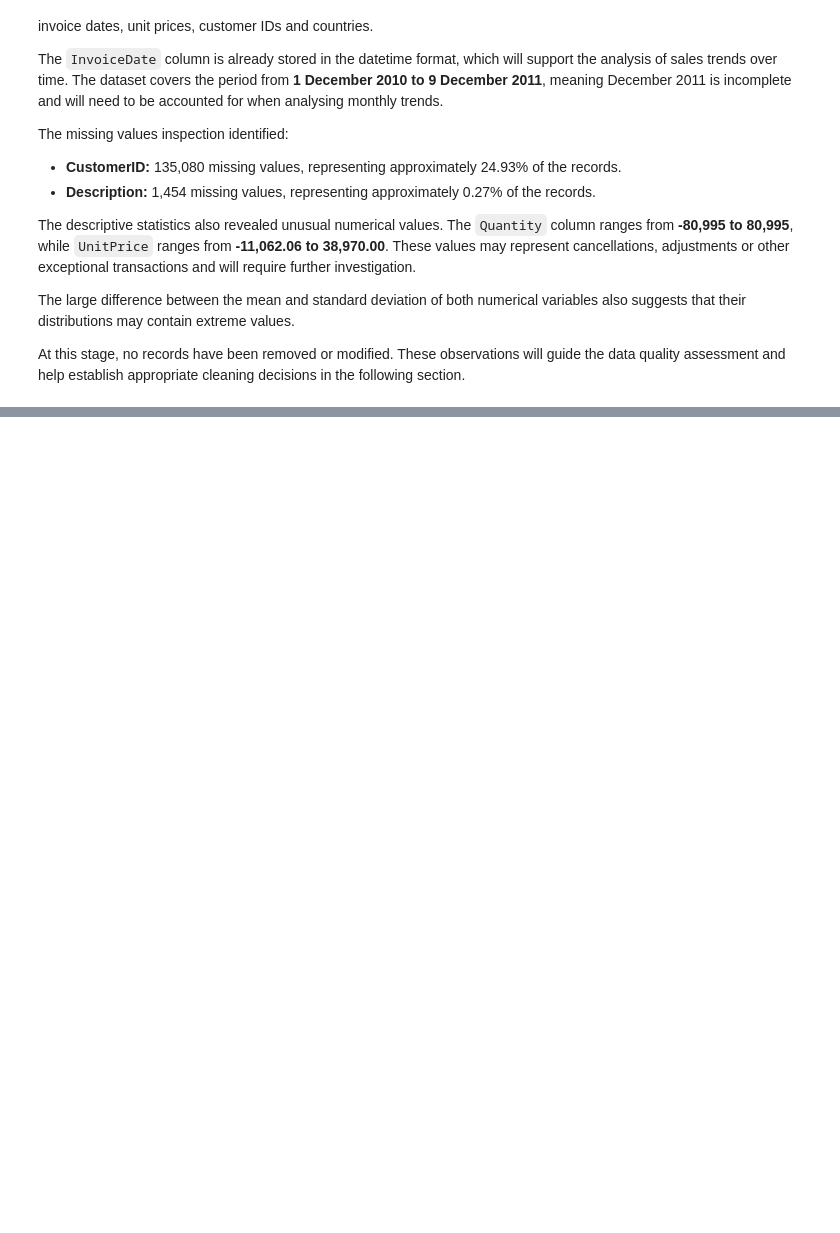
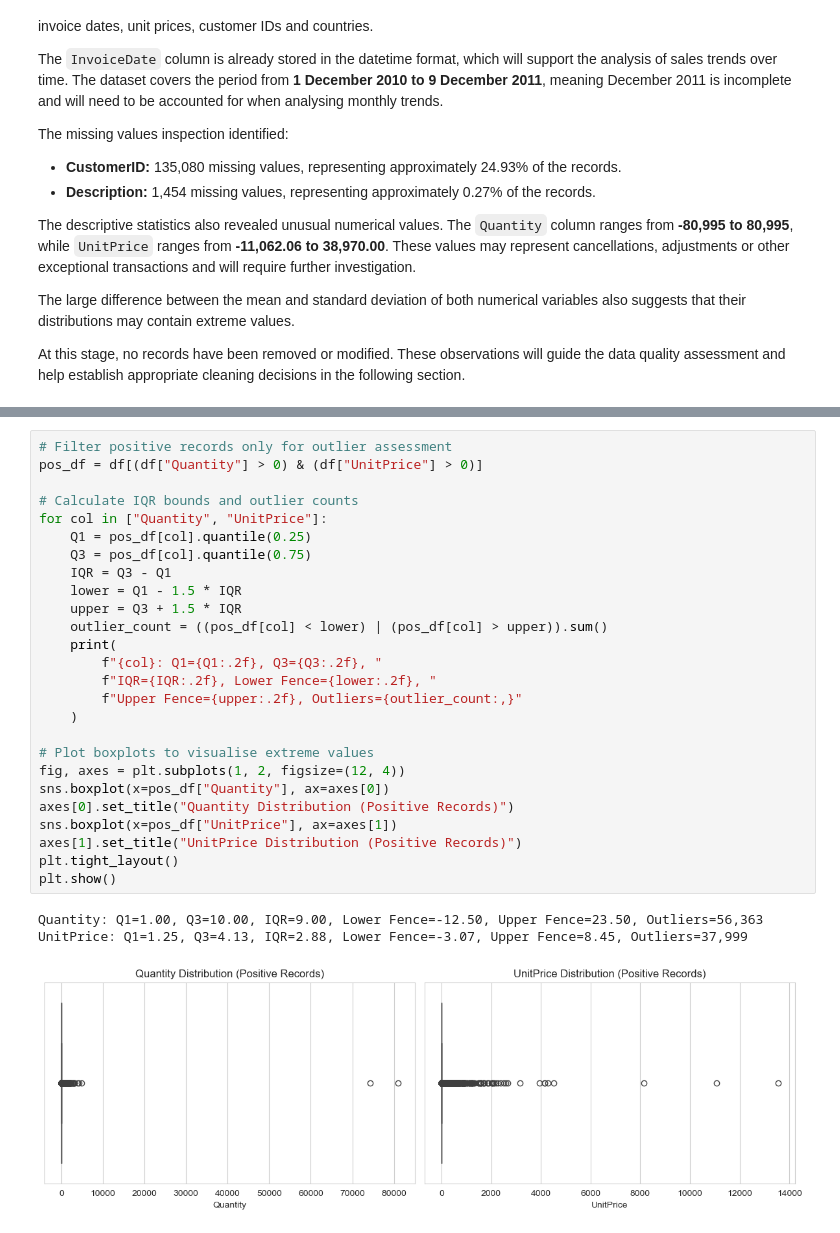
Before and after one commit to CCT-Dublin/CA2_Data_Visualisation_and_Communication_Caio_Jacob_2023168, a Jupyter notebook: CA2_Online_Retail_Analysis.ipynb, the cells around one changed output, grey strips where cells are left out. Drawn from its saved outputs; the diff is of its cells as text; blank space fills up the shorter version.

```diff
--- a/CA2_Online_Retail_Analysis.ipynb
+++ b/CA2_Online_Retail_Analysis.ipynb
@@ -178,0 +311,30 @@ At this stage, no records have been removed or modified. These observations will
+# %%
+# Filter positive records only for outlier assessment
+pos_df = df[(df["Quantity"] > 0) & (df["UnitPrice"] > 0)]
+
+# Calculate IQR bounds and outlier counts
+for col in ["Quantity", "UnitPrice"]:
+    Q1 = pos_df[col].quantile(0.25)
+    Q3 = pos_df[col].quantile(0.75)
+    IQR = Q3 - Q1
+    lower = Q1 - 1.5 * IQR
+    upper = Q3 + 1.5 * IQR
+    outlier_count = ((pos_df[col] < lower) | (pos_df[col] > upper)).sum()
+    print(
+        f"{col}: Q1={Q1:.2f}, Q3={Q3:.2f}, "
+        f"IQR={IQR:.2f}, Lower Fence={lower:.2f}, "
+        f"Upper Fence={upper:.2f}, Outliers={outlier_count:,}"
+    )
+
+# Plot boxplots to visualise extreme values
+fig, axes = plt.subplots(1, 2, figsize=(12, 4))
+sns.boxplot(x=pos_df["Quantity"], ax=axes[0])
+axes[0].set_title("Quantity Distribution (Positive Records)")
+sns.boxplot(x=pos_df["UnitPrice"], ax=axes[1])
+axes[1].set_title("UnitPrice Distribution (Positive Records)")
+plt.tight_layout()
+plt.show()
+# %% [output]
+Quantity: Q1=1.00, Q3=10.00, IQR=9.00, Lower Fence=-12.50, Upper Fence=23.50, Outliers=56,363
+UnitPrice: Q1=1.25, Q3=4.13, IQR=2.88, Lower Fence=-3.07, Upper Fence=8.45, Outliers=37,999
+[figure, added]
```
Also changed, not shown: parts of 12 cells of this notebook.
